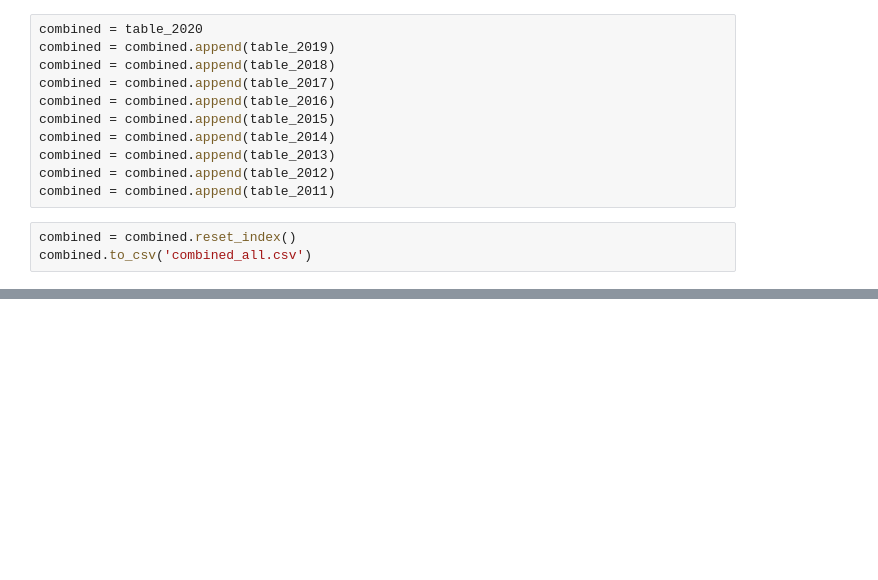
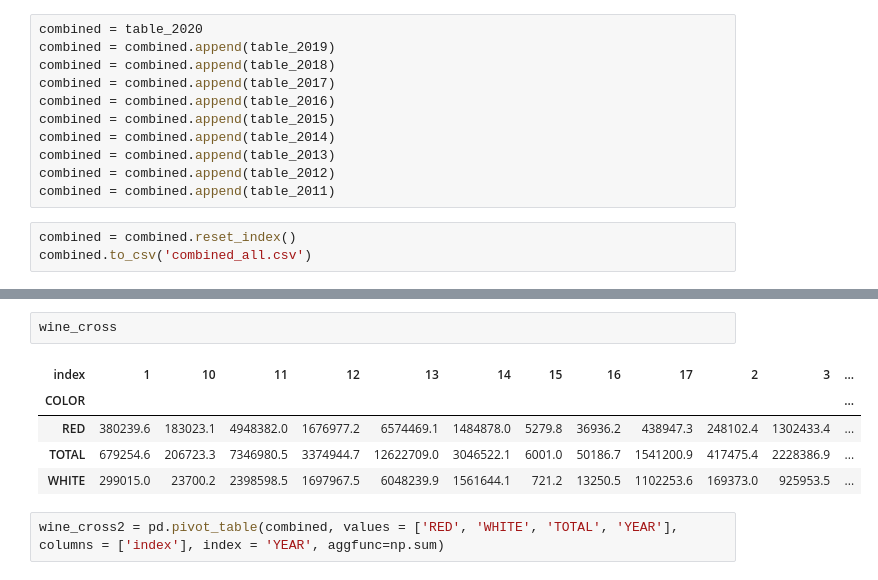
Before and after one commit to jluicci/w209_wine_fires, a Jupyter notebook: usda/viz_final_proj.ipynb, the cells around one changed output, grey strips where cells are left out. Drawn from its saved outputs; the diff is of its cells as text; blank space fills up the shorter version.

```diff
--- a/usda/viz_final_proj.ipynb
+++ b/usda/viz_final_proj.ipynb
@@ -100,0 +126,10 @@ combined.to_csv('combined_all.csv')
+# %%
+wine_cross
+# %% [output]
+| index | 1 | 10 | 11 | 12 | 13 | 14 | 15 | 16 | 17 | 2 | 3 | ... |
+| COLOR |  |  |  |  |  |  |  |  |  |  |  | ... |
+| RED | 380239.6 | 183023.1 | 4948382.0 | 1676977.2 | 6574469.1 | 1484878.0 | 5279.8 | 36936.2 | 438947.3 | 248102.4 | 1302433.4 | ... |
+| TOTAL | 679254.6 | 206723.3 | 7346980.5 | 3374944.7 | 12622709.0 | 3046522.1 | 6001.0 | 50186.7 | 1541200.9 | 417475.4 | 2228386.9 | ... |
+| WHITE | 299015.0 | 23700.2 | 2398598.5 | 1697967.5 | 6048239.9 | 1561644.1 | 721.2 | 13250.5 | 1102253.6 | 169373.0 | 925953.5 | ... |
+# %%
+wine_cross2 = pd.pivot_table(combined, values = ['RED', 'WHITE', 'TOTAL', 'YEAR'], columns = ['index'], index = 'YEAR', aggfunc=np.sum)
```
Also changed, not shown: parts of 13 cells of this notebook, 1 other file.
